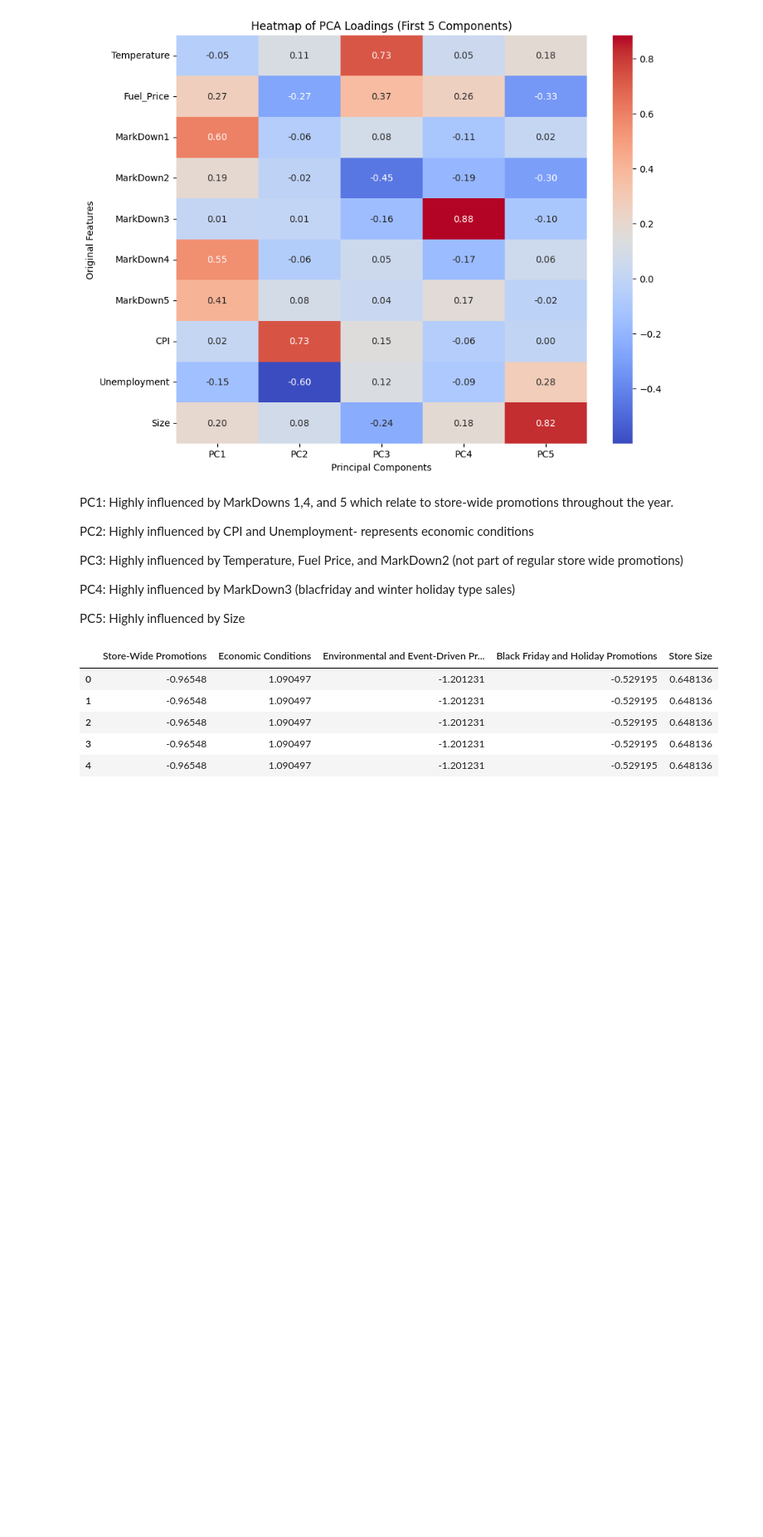
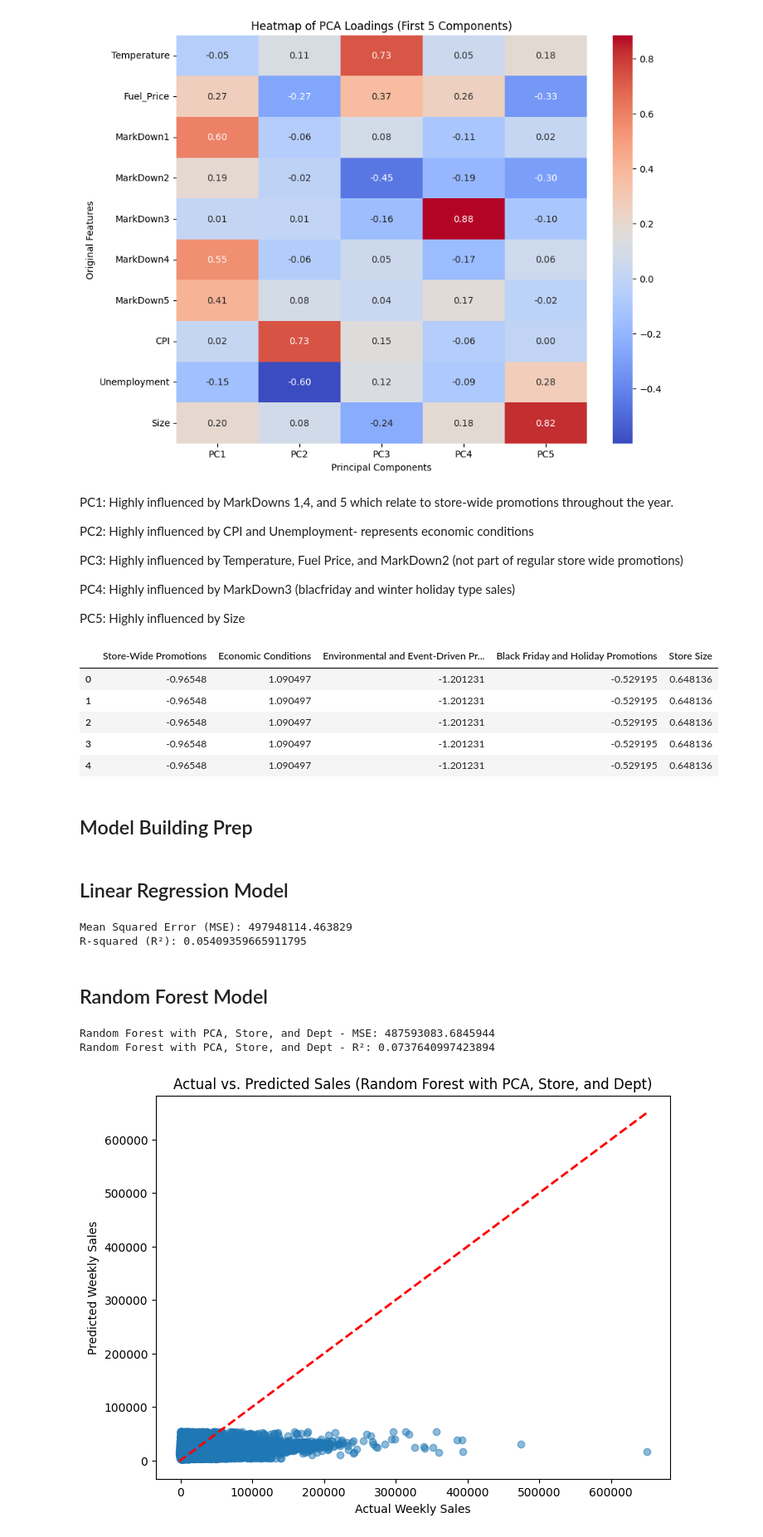
Before and after one commit to dimakazlouski/Walmart-Sales-Forecasting, a Jupyter notebook: Notebooks/01_Data_Exploration.ipynb, the cells around one changed output. Shown at 83% size. Saved outputs shown, nothing was run; the diff lists cells and outputs as text; code cells hidden in the pictures; blank space fills up the shorter version.

Commit message:
Implemented LR and RF models, need to figure out why the RF model has such a bad accuracy

```diff
--- a/Notebooks/01_Data_Exploration.ipynb
+++ b/Notebooks/01_Data_Exploration.ipynb
@@ -379,11 +379,11 @@ merged_df[markdown_cols] = merged_df[markdown_cols].fillna(0)
 numerical_cols = merged_df.select_dtypes(include=['float64', 'int64']).columns
 merged_df[numerical_cols] = merged_df[numerical_cols].fillna(merged_df[numerical_cols].mean())
 
-# Step 5: Handling categorical variables - convert 'Type' into dummy variables
-merged_df = pd.get_dummies(merged_df, columns=['Type'], drop_first=True)
+# Step 5: Handling categorical variables - converting 'Type', 'Store', and 'Dept' into dummy variables
+merged_df = pd.get_dummies(merged_df, columns=['Type', 'Store', 'Dept'], drop_first=True)
 
-# Step 6: Dropping unnecessary or redundant columns (IsHoliday_train, Store, Dept, Size)
-merged_df = merged_df.drop(columns=['IsHoliday_train', 'Store', 'Dept', 'Type_B', 'Type_C', 'Date'])
+# Step 6: Dropping unnecessary or redundant columns (IsHoliday_train, Type)
+merged_df = merged_df.drop(columns=['IsHoliday_train', 'Type_B', 'Type_C', 'Date'])
 
 # Check for missing values and display a preview of the updated dataframe
 print(merged_df.isnull().sum())
@@ -416,13 +417,16 @@ from sklearn.decomposition import PCA
 # Preparing the Data (dropping the target 'Weekly_Sales')
 features = merged_df.drop(columns=['Weekly_Sales'])
 
+numerical_features = features.select_dtypes(include=['float64', 'int64'])
+categorical_features = features.select_dtypes(include=['uint8'])  # One-hot encoded variables
+
 # Standardizing the features
 scaler = StandardScaler()
-scaled_features = scaler.fit_transform(features)
+scaled_numerical_features  = scaler.fit_transform(numerical_features)
 
 # Applying PCA
 pca = PCA(n_components=0.95)  # Retain enough components to explain 95% of the variance
-principal_components = pca.fit_transform(scaled_features)
+principal_components = pca.fit_transform(scaled_numerical_features)
 
 # Converting PCA components into a DataFrame
 pca_df = pd.DataFrame(principal_components,
@@ -528,3 +532,5 @@ pca_df_5.head()
 | 2 | -0.96548 | 1.090497 | -1.201231 | -0.529195 | 0.648136 |
 | 3 | -0.96548 | 1.090497 | -1.201231 | -0.529195 | 0.648136 |
 | 4 | -0.96548 | 1.090497 | -1.201231 | -0.529195 | 0.648136 |
+# %% [markdown]
+## Model Building Prep
@@ -530,0 +546,60 @@ pca_df_5.head()
+# %% [markdown]
+## Linear Regression Model
+# %%
+from sklearn.model_selection import train_test_split
+from sklearn.linear_model import LinearRegression
+
+# Step 1: Define features (the principal components) and the target (Weekly_Sales)
+X = pca_df_5  # The top 5 principal components
+y = merged_df['Weekly_Sales']  # Target variable
+
+# Step 2: Split the data into training and testing sets (70% training, 30% testing)
+X_train, X_test, y_train, y_test = train_test_split(X, y, test_size=0.3, random_state=42)
+
+# Step 3: Train a Linear Regression model
+model = LinearRegression()
+model.fit(X_train, y_train)
+
+# Step 4: Make predictions on the test set
+y_pred = model.predict(X_test)
+
+# Step 5: Evaluate the model
+mse = mean_squared_error(y_test, y_pred)
+r2 = r2_score(y_test, y_pred)
+
+# Output the evaluation results
+print(f"Mean Squared Error (MSE): {mse}")
+print(f"R-squared (R²): {r2}")
+# %% [output]
+Mean Squared Error (MSE): 497948114.463829
+R-squared (R²): 0.05409359665911795
+# %% [markdown]
+## Random Forest Model
+# %%
+from sklearn.ensemble import RandomForestRegressor
+
+rf_model = RandomForestRegressor(n_estimators=100, random_state=42)
+rf_model.fit(X_train, y_train)
+
+y_pred_rf = rf_model.predict(X_test)
+
+from sklearn.metrics import mean_squared_error, r2_score
+mse_rf = mean_squared_error(y_test, y_pred_rf)
+r2_rf = r2_score(y_test, y_pred_rf)
+
+# Outputing the evaluation results
+print(f"Random Forest with PCA, Store, and Dept - MSE: {mse_rf}")
+print(f"Random Forest with PCA, Store, and Dept - R²: {r2_rf}")
+
+# Visualizing Actual vs Predicted Sales
+plt.figure(figsize=(8, 6))
+plt.scatter(y_test, y_pred_rf, alpha=0.5)
+plt.plot([y_test.min(), y_test.max()], [y_test.min(), y_test.max()], color='red', linestyle='--', lw=2)
+plt.xlabel('Actual Weekly Sales')
+plt.ylabel('Predicted Weekly Sales')
+plt.title('Actual vs. Predicted Sales (Random Forest with PCA, Store, and Dept)')
+plt.show()
+# %% [output]
+Random Forest with PCA, Store, and Dept - MSE: 487593083.6845944
+Random Forest with PCA, Store, and Dept - R²: 0.0737640997423894
+[figure, added]
```
Also changed, not shown: parts of 3 cells of this notebook.
